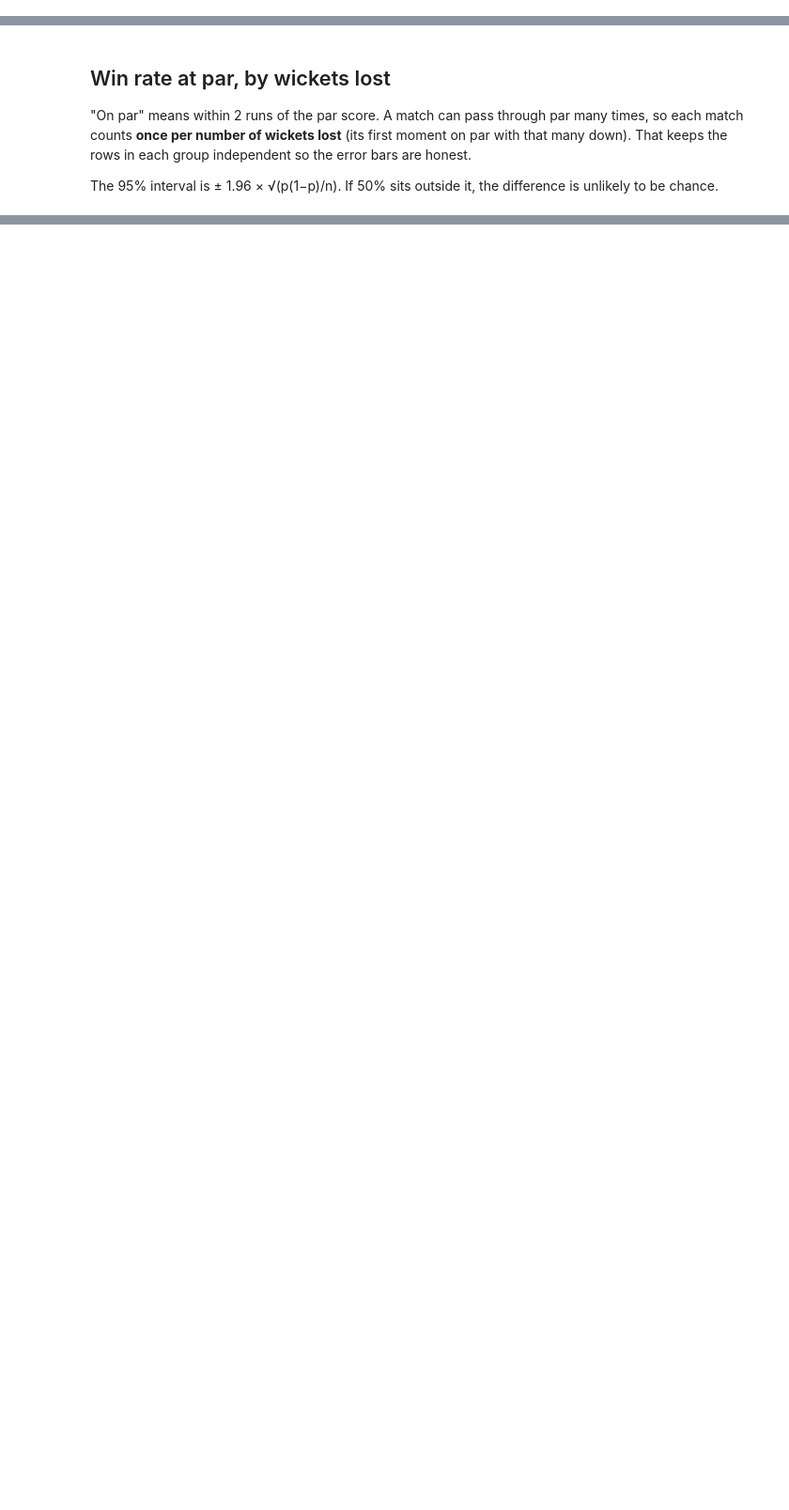
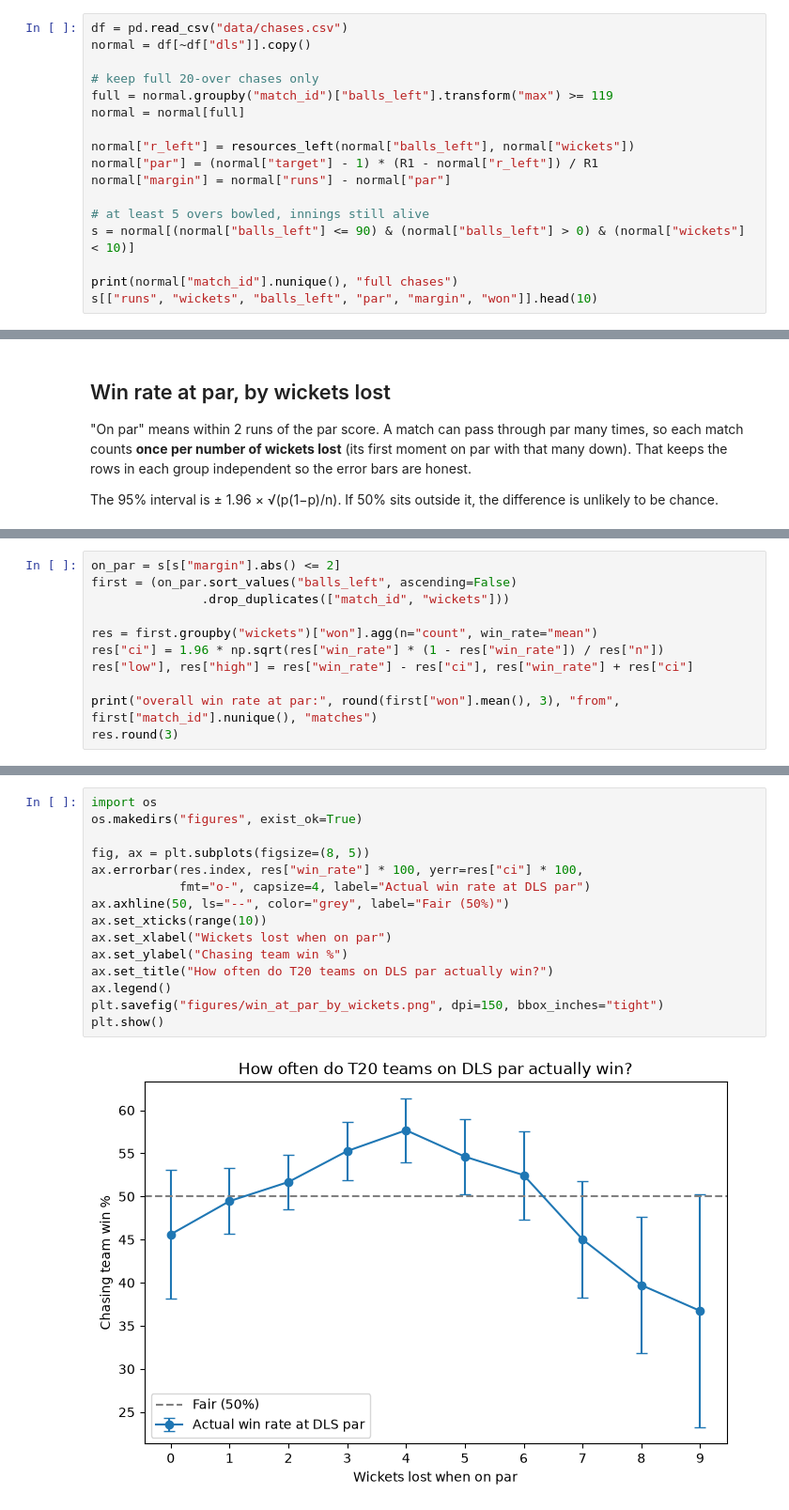
Before and after one commit to abdulhaquemohammed/dls-fairness-t20, a Jupyter notebook: 04_dls_test.ipynb, the cells around one changed output, grey strips where cells are left out. Shown at 94% size. Drawn from its saved outputs; the diff is of its cells as text; blank space fills up the shorter version.

```diff
--- a/04_dls_test.ipynb
+++ b/04_dls_test.ipynb
@@ -28,3 +49,20 @@ For a T20 the first team starts with the resources for 20 overs and 0 wickets lo
 **par = S × R2 / R1**, where S is the first-innings total.
 
 Only full 20-over chases are used, and only points after at least 5 overs, since a T20 needs 5 overs in the chase for a result.
+# %%
+df = pd.read_csv("data/chases.csv")
+normal = df[~df["dls"]].copy()
+
+# keep full 20-over chases only
+full = normal.groupby("match_id")["balls_left"].transform("max") >= 119
+normal = normal[full]
+
+normal["r_left"] = resources_left(normal["balls_left"], normal["wickets"])
+normal["par"] = (normal["target"] - 1) * (R1 - normal["r_left"]) / R1
+normal["margin"] = normal["runs"] - normal["par"]
+
+# at least 5 overs bowled, innings still alive
+s = normal[(normal["balls_left"] <= 90) & (normal["balls_left"] > 0) & (normal["wickets"] < 10)]
+
+print(normal["match_id"].nunique(), "full chases")
+s[["runs", "wickets", "balls_left", "par", "margin", "won"]].head(10)
@@ -44,0 +106,11 @@ The 95% interval is ± 1.96 × √(p(1−p)/n). If 50% sits outside it, the diff
+# %%
+on_par = s[s["margin"].abs() <= 2]
+first = (on_par.sort_values("balls_left", ascending=False)
+               .drop_duplicates(["match_id", "wickets"]))
+
+res = first.groupby("wickets")["won"].agg(n="count", win_rate="mean")
+res["ci"] = 1.96 * np.sqrt(res["win_rate"] * (1 - res["win_rate"]) / res["n"])
+res["low"], res["high"] = res["win_rate"] - res["ci"], res["win_rate"] + res["ci"]
+
+print("overall win rate at par:", round(first["won"].mean(), 3), "from", first["match_id"].nunique(), "matches")
+res.round(3)
@@ -44,0 +131,17 @@ The 95% interval is ± 1.96 × √(p(1−p)/n). If 50% sits outside it, the diff
+# %%
+import os
+os.makedirs("figures", exist_ok=True)
+
+fig, ax = plt.subplots(figsize=(8, 5))
+ax.errorbar(res.index, res["win_rate"] * 100, yerr=res["ci"] * 100,
+            fmt="o-", capsize=4, label="Actual win rate at DLS par")
+ax.axhline(50, ls="--", color="grey", label="Fair (50%)")
+ax.set_xticks(range(10))
+ax.set_xlabel("Wickets lost when on par")
+ax.set_ylabel("Chasing team win %")
+ax.set_title("How often do T20 teams on DLS par actually win?")
+ax.legend()
+plt.savefig("figures/win_at_par_by_wickets.png", dpi=150, bbox_inches="tight")
+plt.show()
+# %% [output]
+[figure, added]
```
Also changed, not shown: parts of 8 cells of this notebook, 2 other files.
